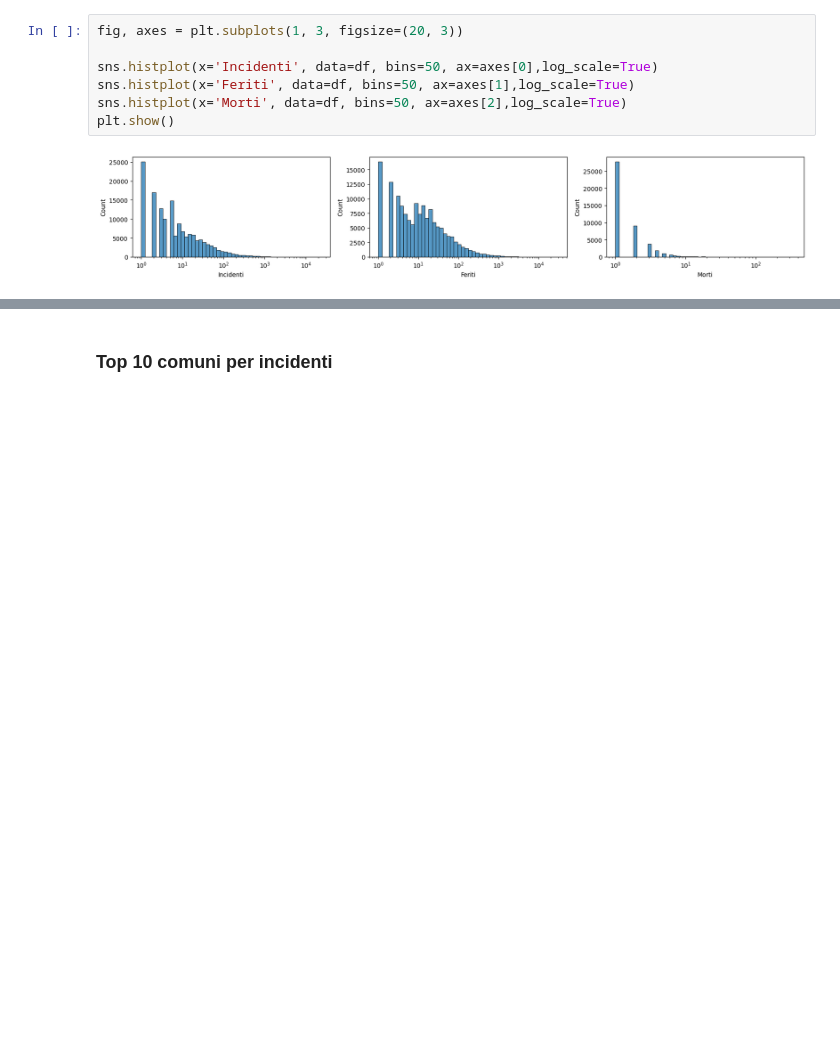
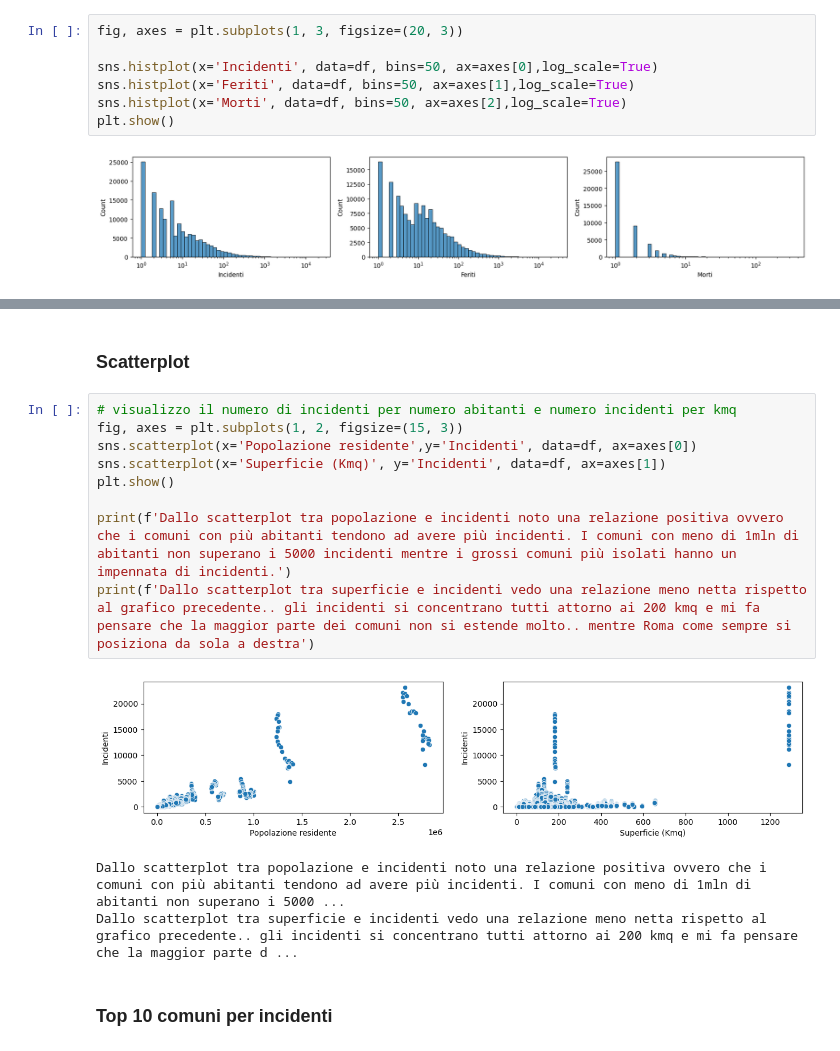
Before and after one commit to gesonbani72-prog/Data-Analytics---Capstone-Project, a Jupyter notebook: analisi_statistica.ipynb, the cells around one changed output, grey strips where cells are left out. Cells and saved outputs as stored; diff of their text form; blank space fills up the shorter version.

```diff
--- a/analisi_statistica.ipynb
+++ b/analisi_statistica.ipynb
@@ -167,5 +167,20 @@ Feriti: ha una skewed positiva, in questo caso i valori sono distruibuiti più v
 Morti: ha una skewed positiva, più marcata rispetto agli altri dati ma perchè i pochi valori che abbiamo si concentrano su un valore basso. i vuoti sono dovuti al fatto che sono eventi più rari e conc ...
 Conclusione: il numero di incidenti sembra attenuarsi su valori bassi per la maggior parte dei comuni ma questo non implica meno feriti... anzi vedo che quelli hanno distribuzione maggiore per i vari  ...
+# %% [markdown]
+### Scatterplot
+# %%
+# visualizzo il numero di incidenti per numero abitanti e numero incidenti per kmq
+fig, axes = plt.subplots(1, 2, figsize=(15, 3))
+sns.scatterplot(x='Popolazione residente',y='Incidenti', data=df, ax=axes[0])
+sns.scatterplot(x='Superficie (Kmq)', y='Incidenti', data=df, ax=axes[1])
+plt.show()
+
+print(f'Dallo scatterplot tra popolazione e incidenti noto una relazione positiva ovvero che i comuni con più abitanti tendono ad avere più incidenti. I comuni con meno di 1mln di abitanti non superano i 5000 incidenti mentre i grossi comuni più isolati hanno un impennata di incidenti.')
+print(f'Dallo scatterplot tra superficie e incidenti vedo una relazione meno netta rispetto al grafico precedente.. gli incidenti si concentrano tutti attorno ai 200 kmq e mi fa pensare che la maggior parte dei comuni non si estende molto.. mentre Roma come sempre si posiziona da sola a destra')
+# %% [output]
+[figure, added]
+Dallo scatterplot tra popolazione e incidenti noto una relazione positiva ovvero che i comuni con più abitanti tendono ad avere più incidenti. I comuni con meno di 1mln di abitanti non superano i 5000 ...
+Dallo scatterplot tra superficie e incidenti vedo una relazione meno netta rispetto al grafico precedente.. gli incidenti si concentrano tutti attorno ai 200 kmq e mi fa pensare che la maggior parte d ...
 # %% [markdown]
 ### Top 10 comuni per incidenti
 # %%
```
Also changed, not shown: parts of 6 cells of this notebook.
